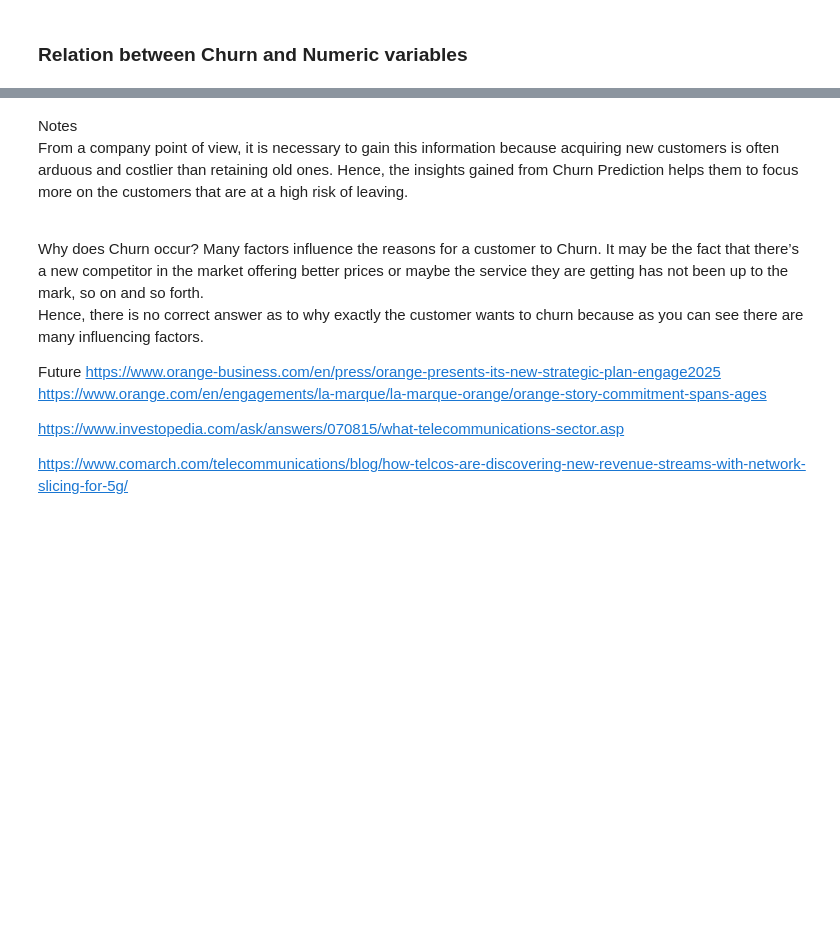
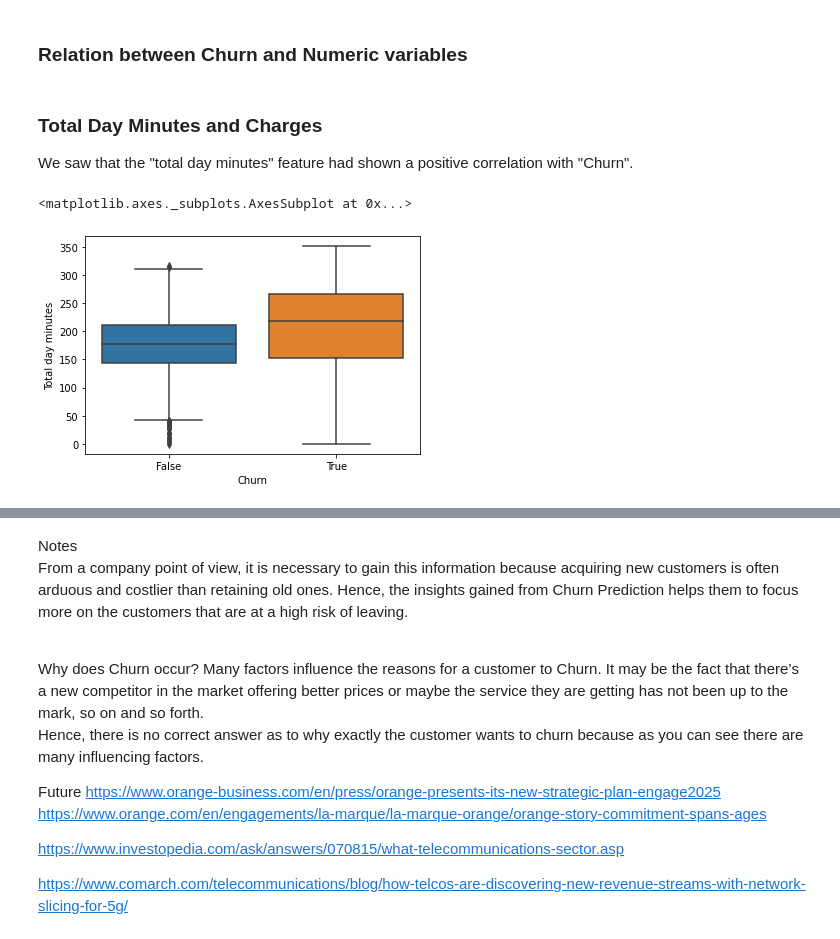
Before and after one commit to vithika-karan/Churn-Data-Analysis, a Jupyter notebook: Telecom_Churn_Analysis_Capstone_Project.ipynb, the cells around one changed output, grey strips where cells are left out. Saved outputs shown, nothing was run; the diff lists cells and outputs as text; code cells hidden in the pictures; blank space fills up the shorter version.

```diff
--- a/Telecom_Churn_Analysis_Capstone_Project.ipynb
+++ b/Telecom_Churn_Analysis_Capstone_Project.ipynb
@@ -269,3 +301,12 @@ sns.countplot(x = "State", data = df, hue = "Churn")
 * A network checkup, maintenance and upgradation would be strongly suggested in these areas.
 # %% [markdown]
 ### Relation between Churn and Numeric variables
+# %% [markdown]
+### Total Day Minutes and Charges
+We saw that the "total day minutes" feature had shown a positive correlation with "Churn".
+# %%
+#Total day minutes
+sns.boxplot(y ='Total day minutes', x ='Churn', data = df)
+# %% [output]
+<matplotlib.axes._subplots.AxesSubplot at 0x...>
+[figure, added]
```
Also changed, not shown: parts of 34 cells of this notebook.
